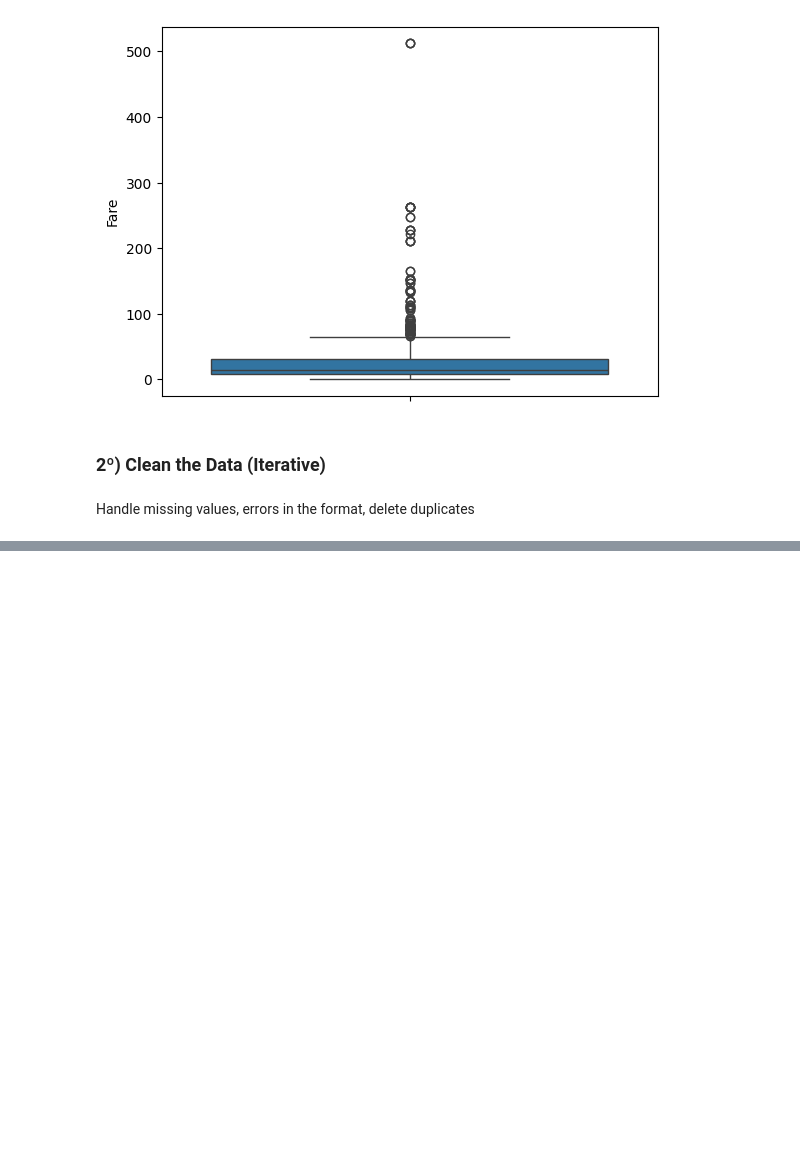
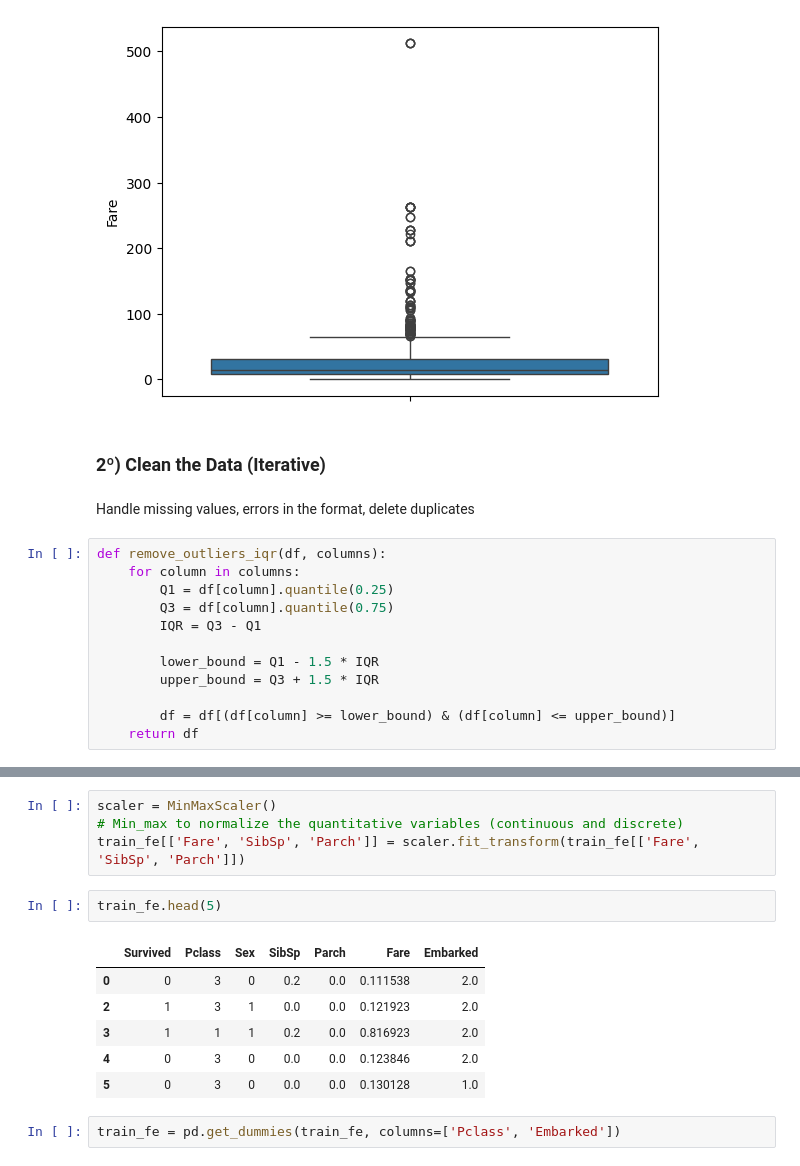
Before and after one commit to joseantonio002/kaggle, a Jupyter notebook: titanic/titanic.ipynb, the cells around one changed output, grey strips where cells are left out. Cells and saved outputs as stored; diff of their text form; blank space fills up the shorter version.

```diff
--- a/titanic/titanic.ipynb
+++ b/titanic/titanic.ipynb
@@ -260,3 +261,15 @@ plt.show()
 ### 2º) Clean the Data (Iterative)
 # %% [markdown]
 Handle missing values, errors in the format, delete duplicates
+# %%
+def remove_outliers_iqr(df, columns):
+    for column in columns:
+        Q1 = df[column].quantile(0.25)
+        Q3 = df[column].quantile(0.75)
+        IQR = Q3 - Q1
+
+        lower_bound = Q1 - 1.5 * IQR
+        upper_bound = Q3 + 1.5 * IQR
+
+        df = df[(df[column] >= lower_bound) & (df[column] <= upper_bound)]
+    return df
@@ -264,0 +313,15 @@ Handle missing values, errors in the format, delete duplicates
+# %%
+scaler = MinMaxScaler()
+# Min_max to normalize the quantitative variables (continuous and discrete)
+train_fe[['Fare', 'SibSp', 'Parch']] = scaler.fit_transform(train_fe[['Fare', 'SibSp', 'Parch']])
+# %%
+train_fe.head(5)
+# %% [output]
+|  | Survived | Pclass | Sex | SibSp | Parch | Fare | Embarked |
+| 0 | 0 | 3 | 0 | 0.2 | 0.0 | 0.111538 | 2.0 |
+| 2 | 1 | 3 | 1 | 0.0 | 0.0 | 0.121923 | 2.0 |
+| 3 | 1 | 1 | 1 | 0.2 | 0.0 | 0.816923 | 2.0 |
+| 4 | 0 | 3 | 0 | 0.0 | 0.0 | 0.123846 | 2.0 |
+| 5 | 0 | 3 | 0 | 0.0 | 0.0 | 0.130128 | 1.0 |
+# %%
+train_fe = pd.get_dummies(train_fe, columns=['Pclass', 'Embarked'])
```
Also changed, not shown: parts of 10 cells of this notebook.
